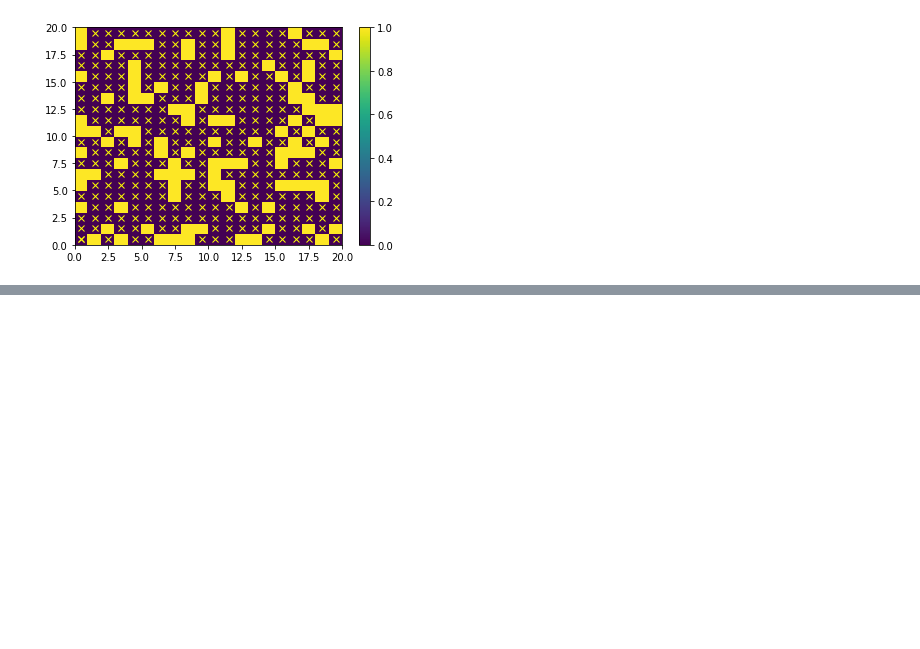
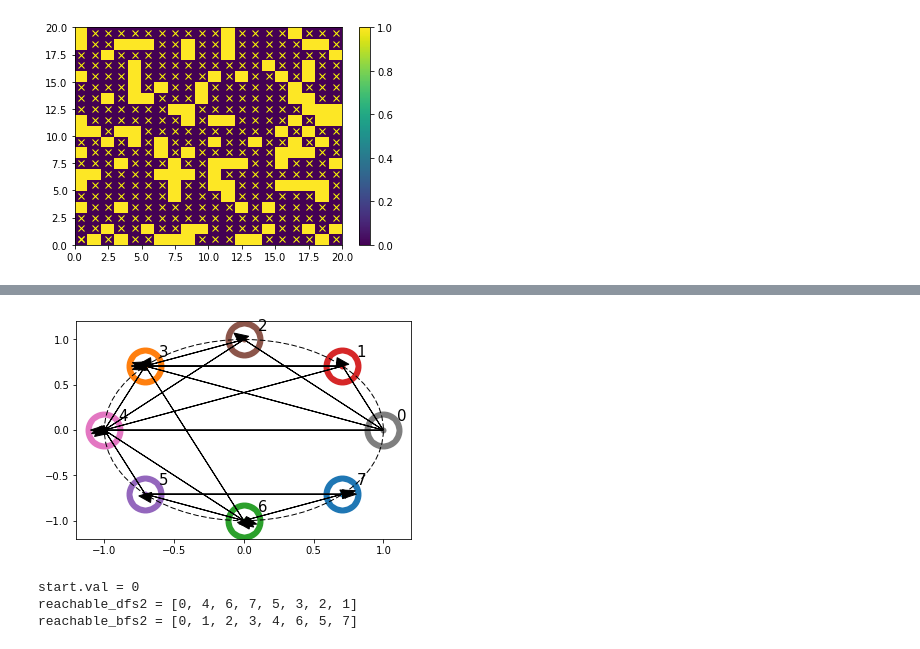
Before and after one commit to longle2718/fundaCS, a Jupyter notebook: graphSearch/graphSearch.ipynb, the cells around one changed output, grey strips where cells are left out. Cells and saved outputs as stored; diff of their text form; code cells hidden in the pictures; blank space fills up the shorter version.

```diff
--- a/graphSearch/graphSearch.ipynb
+++ b/graphSearch/graphSearch.ipynb
@@ -65,0 +66,18 @@ data = [{"val": 0, "idx": 0, "idxNgbs": [1, 2]}, {"val": 2, "idx": 1, "idxNgbs":
+# %%
+dataIn = '[{"val":0,"idx":0,"idxNgbs":[1,2,3,4]},{"val":1,"idx":1,"idxNgbs":[3,4]},{"val":2,"idx":2,"idxNgbs":[3,4]},{"val":3,"idx":3,"idxNgbs":[6]},{"val":4,"idx":4,"idxNgbs":[3,5,6]},{"val":5,"idx":5,"idxNgbs":[6,7]},{"val":6,"idx":6,"idxNgbs":[7]},{"val":7,"idx":7,"idxNgbs":[]}]'
+nodes = gn.deserialize(dataIn,plot=True)
+# %% [output]
+[figure, added]
+# %%
+start = nodes.pop()
+nodes.add(start)
+reachable_dfs2 = search.dfs2(nodes,start)
+reachable_bfs2 = search.bfs2(nodes,start)
+
+print('start.val = '+str(start.val))
+print('reachable_dfs2 = '+str(reachable_dfs2))
+print('reachable_bfs2 = '+str(reachable_bfs2))
+# %% [output]
+start.val = 0
+reachable_dfs2 = [0, 4, 6, 7, 5, 3, 2, 1]
+reachable_bfs2 = [0, 1, 2, 3, 4, 6, 5, 7]
```
Also changed, not shown: parts of 2 cells of this notebook, 2 other files.
